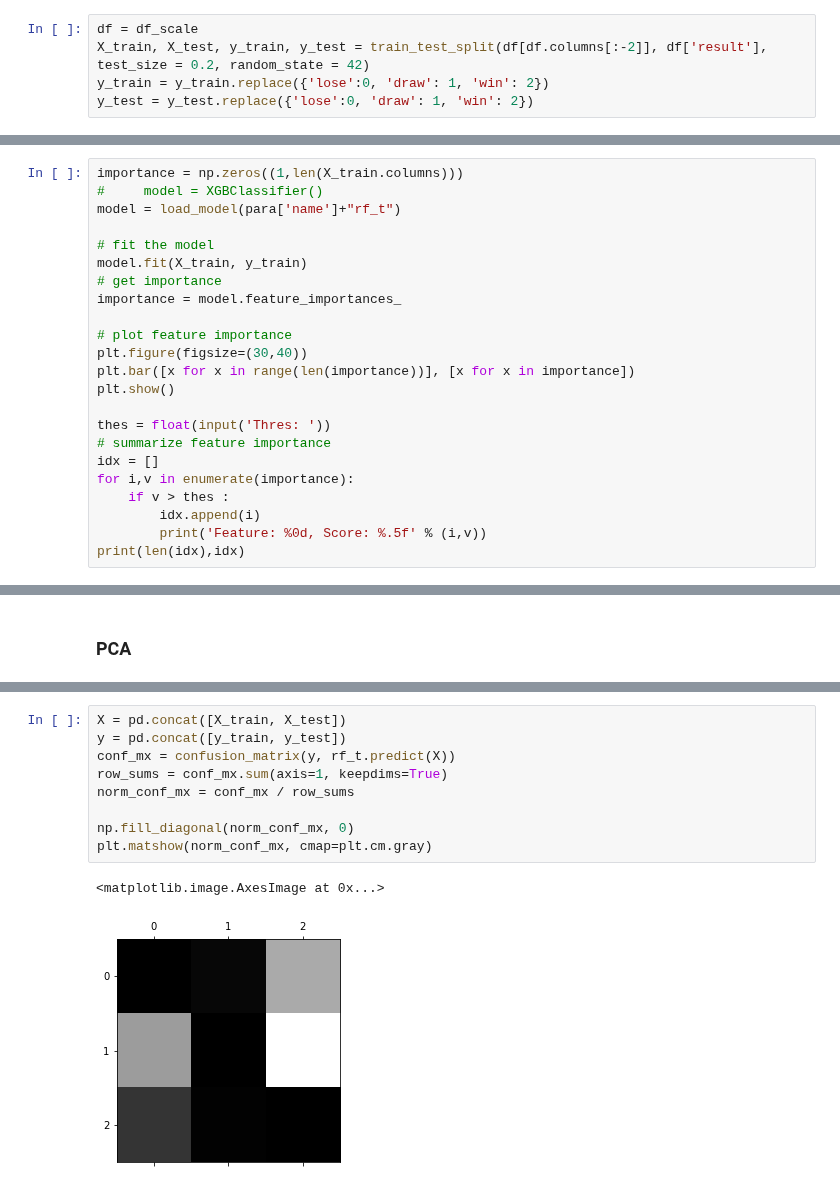
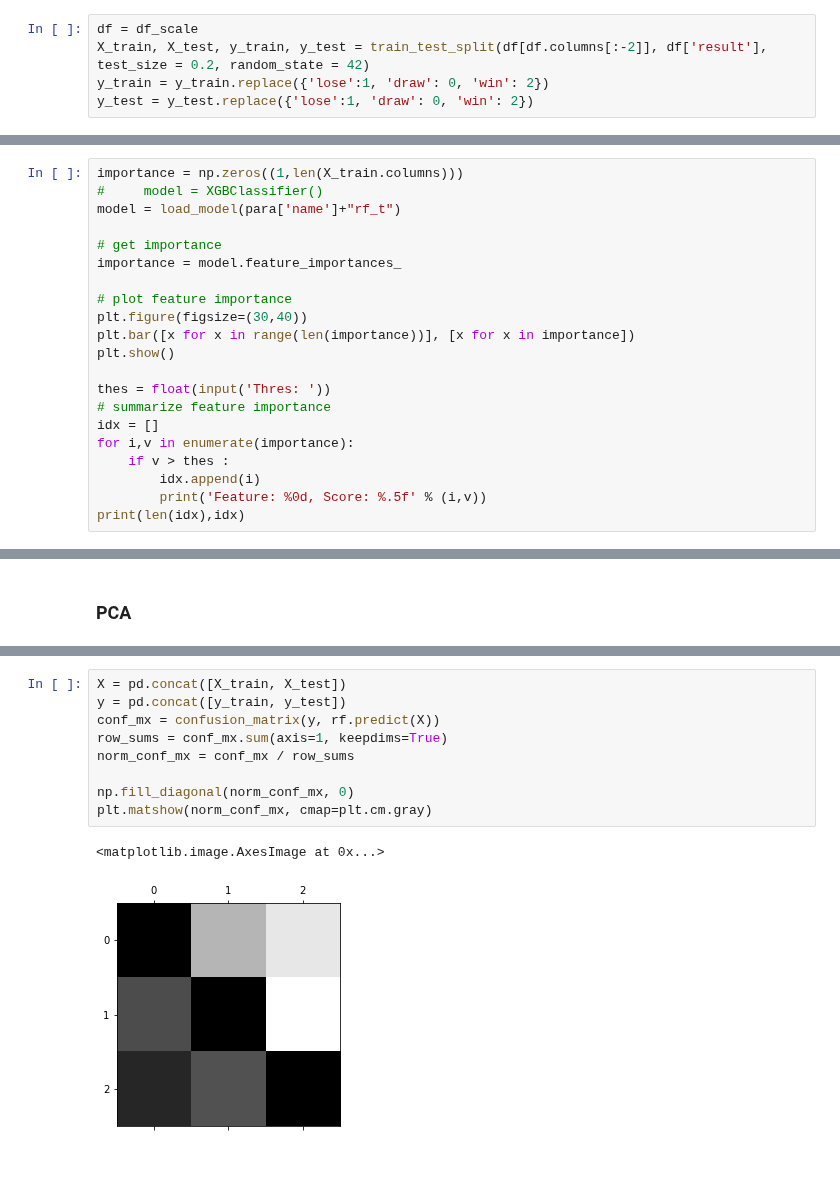
Before and after one commit to minhngt62/ds-epl-matches, a Jupyter notebook: notebooks/04.5_short_modelling.ipynb, the cells around one changed output, grey strips where cells are left out. Drawn from its saved outputs; the diff is of its cells as text.

```diff
--- a/notebooks/04.5_short_modelling.ipynb
+++ b/notebooks/04.5_short_modelling.ipynb
@@ -232,8 +232,8 @@ df_scale
 # %%
 df = df_scale
 X_train, X_test, y_train, y_test = train_test_split(df[df.columns[:-2]], df['result'], test_size = 0.2, random_state = 42)
-y_train = y_train.replace({'lose':0, 'draw': 1, 'win': 2})
-y_test = y_test.replace({'lose':0, 'draw': 1, 'win': 2})
+y_train = y_train.replace({'lose':1, 'draw': 0, 'win': 2})
+y_test = y_test.replace({'lose':1, 'draw': 0, 'win': 2})
 # %%
 print('Train size :',len(X_train))
 print('Test size: ', len(X_test))
@@ -324,8 +324,6 @@ importance = np.zeros((1,len(X_train.columns)))
 #     model = XGBClassifier()
 model = load_model(para['name']+"rf_t")
 
-# fit the model
-model.fit(X_train, y_train)
 # get importance
 importance = model.feature_importances_
 
@@ -680,12 +685,12 @@ weighted avg       0.41      0.51      0.45       228
 # %%
 X = pd.concat([X_train, X_test])
 y = pd.concat([y_train, y_test])
-conf_mx = confusion_matrix(y, rf_t.predict(X))
+conf_mx = confusion_matrix(y, rf.predict(X))
 row_sums = conf_mx.sum(axis=1, keepdims=True)
 norm_conf_mx = conf_mx / row_sums
 
 np.fill_diagonal(norm_conf_mx, 0)
 plt.matshow(norm_conf_mx, cmap=plt.cm.gray)
 # %% [output]
 <matplotlib.image.AxesImage at 0x...>
-[figure, old version]
+[figure, new version]
```
Also changed, not shown: parts of 23 cells of this notebook, 14 other files.
